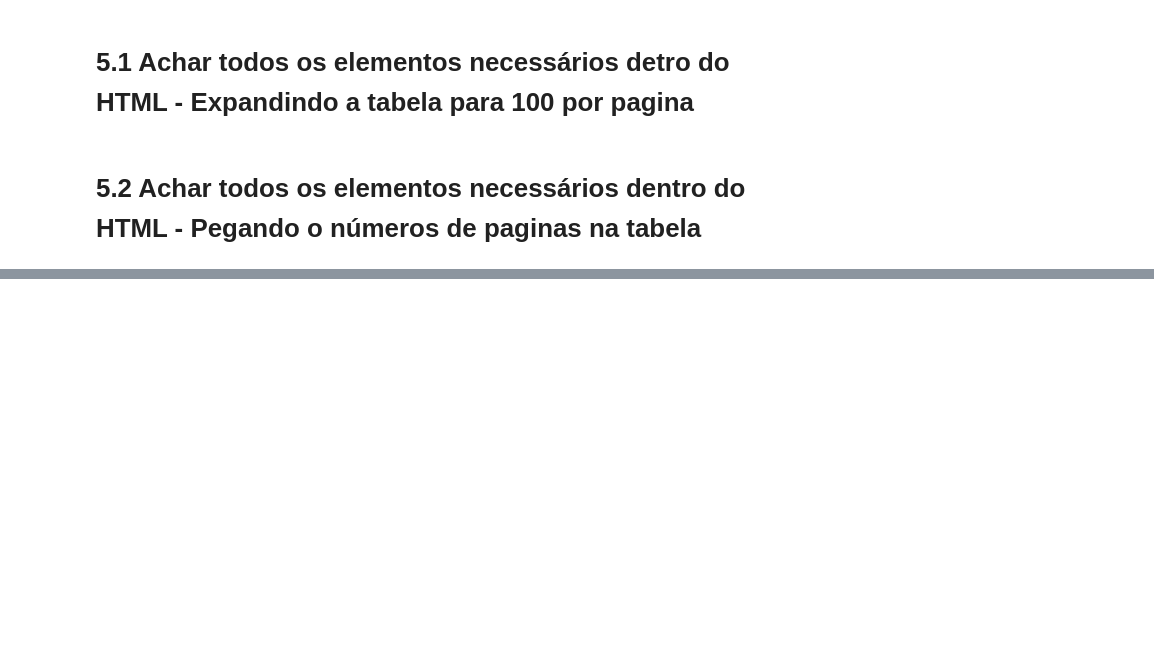
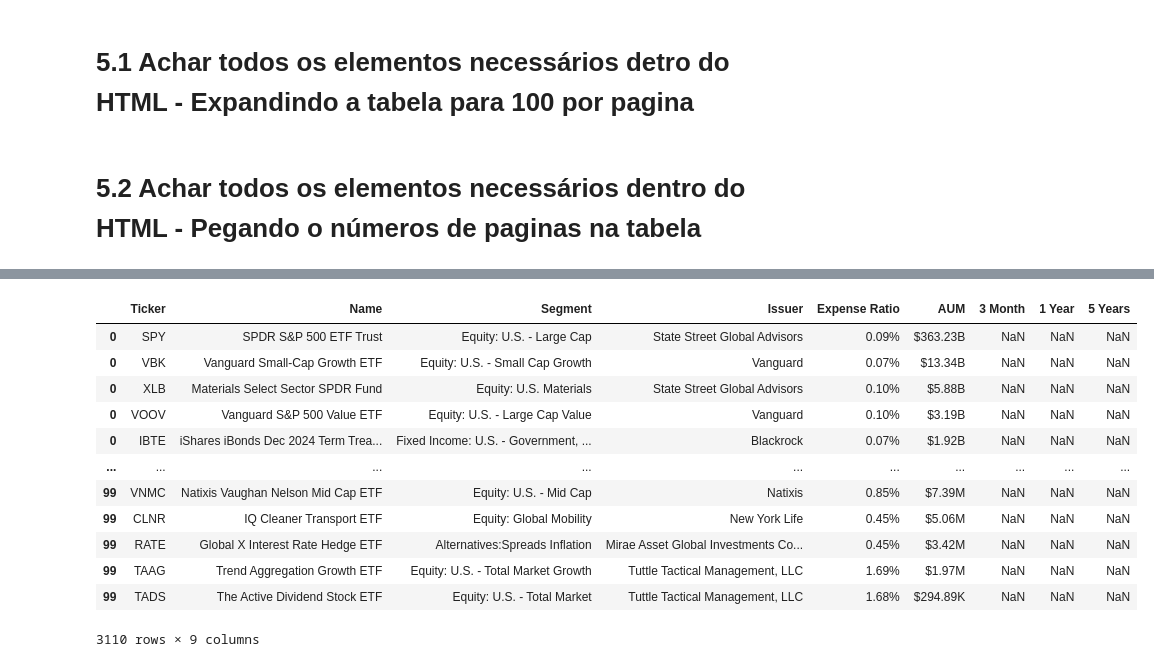
Before and after one commit to ClaudioFritzen/Relatorio_do_dolar_Ibovespa, a Jupyter notebook: BotdaB3 (1).ipynb, the cells around one changed output, grey strips where cells are left out. Drawn from its saved outputs; the diff is of its cells as text; code cells hidden in the pictures; blank space fills up the shorter version.

```diff
--- a/BotdaB3 (1).ipynb
+++ b/BotdaB3 (1).ipynb
@@ -101,0 +136,29 @@ https://www.etf.com/etfanalytics/etf-finder
+# %%
+# abrindo todas as paginas
+
+
+# criando uma variavel para salvar a lista de paginas
+# recebe uma lista vazia
+lista_de_paginas = []
+
+# percorrendo todas as paginas
+for pages in range(0, numeros_de_pag):
+
+    tabela = driver.find_element("xpath", '''/html/body/div[5]/section/div/div[3]/section/div/div/div/div/div[2]/section[2]/div[2]/div/table''')
+
+    html = tabela.get_attribute("outerHTML")
+
+    # lendo html com pandas
+    tabela_final = pd.read_html(html)[0]
+
+    # append para add um item na tabela
+    lista_de_paginas.append(tabela_final)
+
+    # botao avançar pagina
+    botao_proxima_pagina = driver.find_element("xpath", '''/html/body/div[5]/section/div/div[3]/section/div/div/div/div/div[2]/section[2]/div[2]/section[2]/div[2]/div/span[2]''')
+
+    driver.execute_script("arguments[0].click();",botao_proxima_pagina)
+
+base_de_dados_completa = pd.concat(lista_de_paginas)
+
+display(base_de_dados_completa)
@@ -101,0 +260,4 @@ https://www.etf.com/etfanalytics/etf-finder
+# %%
+base_de_dados_performace = base_de_dados_performace.set_index('Ticker')
+base_de_dados_performace = base_de_dados_performace[['3 Month','1 Year', '5 Years']]
+base_de_dados_performace
@@ -101,0 +279,17 @@ https://www.etf.com/etfanalytics/etf-finder
+# %%
+base_de_dados_final = base_de_dados_completa.join(base_de_dados_performace)
+display(base_de_dados_final)
+# %% [output]
+|  | Ticker | Name | Segment | Issuer | Expense Ratio | AUM | 3 Month | 1 Year | 5 Years |
+| 0 | SPY | SPDR S&P 500 ETF Trust | Equity: U.S. - Large Cap | State Street Global Advisors | 0.09% | $363.23B | NaN | NaN | NaN |
+| 0 | VBK | Vanguard Small-Cap Growth ETF | Equity: U.S. - Small Cap Growth | Vanguard | 0.07% | $13.34B | NaN | NaN | NaN |
+| 0 | XLB | Materials Select Sector SPDR Fund | Equity: U.S. Materials | State Street Global Advisors | 0.10% | $5.88B | NaN | NaN | NaN |
+| 0 | VOOV | Vanguard S&P 500 Value ETF | Equity: U.S. - Large Cap Value | Vanguard | 0.10% | $3.19B | NaN | NaN | NaN |
+| 0 | IBTE | iShares iBonds Dec 2024 Term Trea... | Fixed Income: U.S. - Government, ... | Blackrock | 0.07% | $1.92B | NaN | NaN | NaN |
+| ... | ... | ... | ... | ... | ... | ... | ... | ... | ... |
+| 99 | VNMC | Natixis Vaughan Nelson Mid Cap ETF | Equity: U.S. - Mid Cap | Natixis | 0.85% | $7.39M | NaN | NaN | NaN |
+| 99 | CLNR | IQ Cleaner Transport ETF | Equity: Global Mobility | New York Life | 0.45% | $5.06M | NaN | NaN | NaN |
+| 99 | RATE | Global X Interest Rate Hedge ETF | Alternatives:Spreads Inflation | Mirae Asset Global Investments Co... | 0.45% | $3.42M | NaN | NaN | NaN |
+| 99 | TAAG | Trend Aggregation Growth ETF | Equity: U.S. - Total Market Growth | Tuttle Tactical Management, LLC | 1.69% | $1.97M | NaN | NaN | NaN |
+| 99 | TADS | The Active Dividend Stock ETF | Equity: U.S. - Total Market | Tuttle Tactical Management, LLC | 1.68% | $294.89K | NaN | NaN | NaN |
+3110 rows × 9 columns
```
Also changed, not shown: parts of 16 cells of this notebook.
